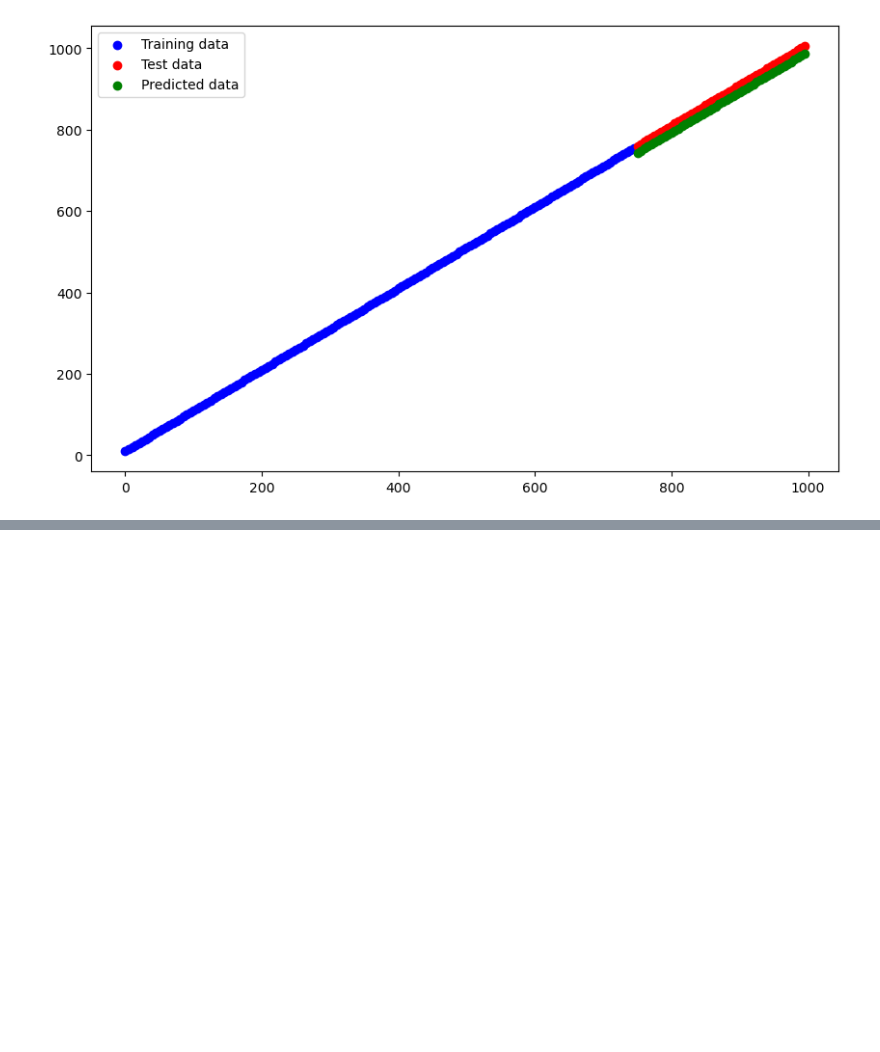
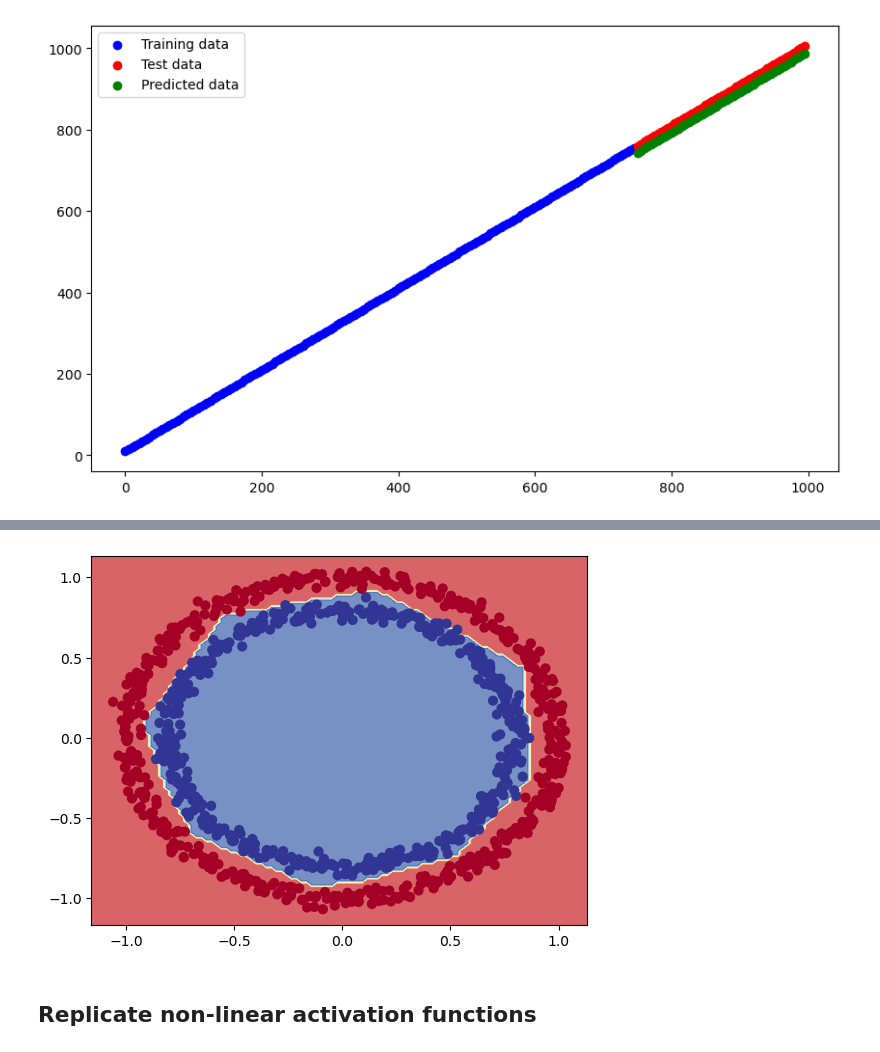
Before and after one commit to alchemistbg/udemy-tensorflow-developer-certificate-bootcamp, a Jupyter notebook: Section-04/Classification_with_tensorflow.ipynb, the cells around one changed output, grey strips where cells are left out. Cells and saved outputs as stored; diff of their text form; code cells hidden in the pictures; blank space fills up the shorter version.

```diff
--- a/Section-04/Classification_with_tensorflow.ipynb
+++ b/Section-04/Classification_with_tensorflow.ipynb
@@ -442,0 +496,18 @@ Binary classification
+# %%
+tf.keras.utils.set_random_seed(42)
+
+model_7 = tf.keras.Sequential([
+  tf.keras.layers.Dense(4, activation=tf.keras.activations.relu), # hidden layer 1, ReLU activation
+  tf.keras.layers.Dense(4, activation=tf.keras.activations.relu), # hidden layer 2, ReLU activation
+  tf.keras.layers.Dense(1, activation=tf.keras.activations.sigmoid) # ouput layer, sigmoid activation
+])
+
+model_7.compile(loss=tf.keras.losses.binary_crossentropy,
+                optimizer=tf.keras.optimizers.Adam(learning_rate = 0.01),
+                metrics=['accuracy'])
+
+history_7 = model_7.fit(
+    x = X,
+    y = y,
+    epochs=100
+)
@@ -442,0 +537,3 @@ Binary classification
+# %%
+plot_decision_boundary(model_7, X, y)
+# %% [output]
@@ -442,0 +542,3 @@ Binary classification
+[figure, added]
+# %% [markdown]
+## **Replicate non-linear activation functions**
```
Also changed, not shown: parts of 39 cells of this notebook.
